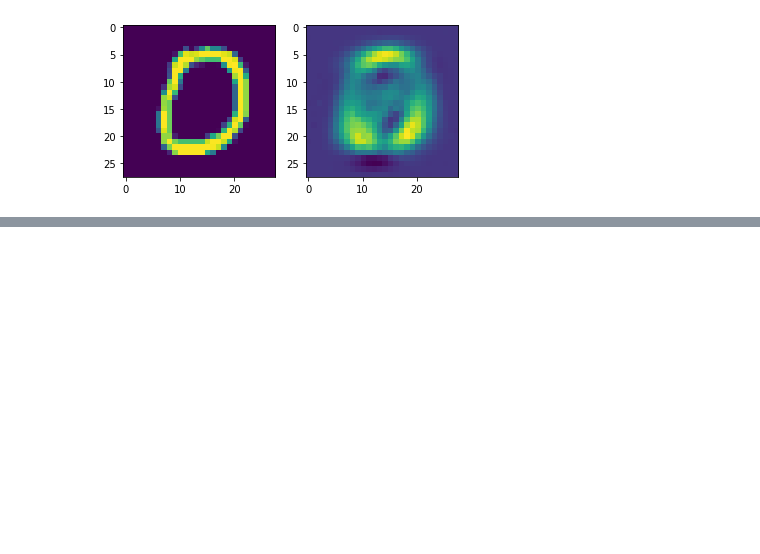
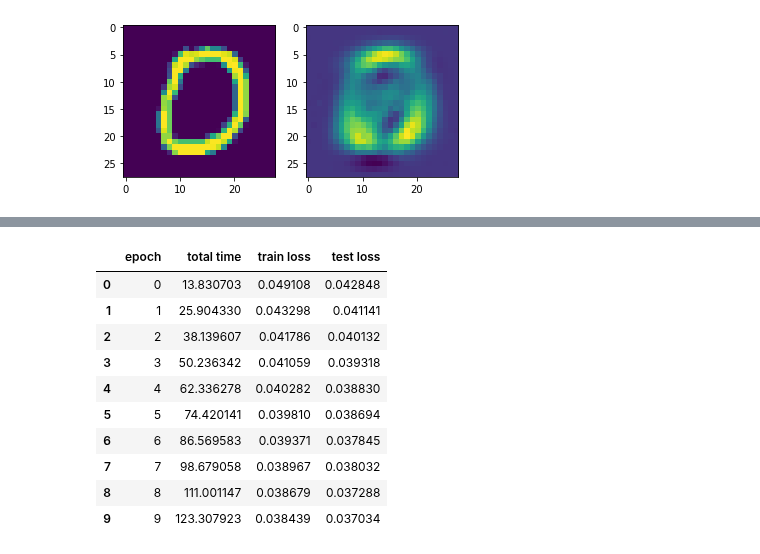
Before and after one commit to andreastgram/DL_Inner_Workings, a Jupyter notebook: Autoencoding_SelfSupervision.ipynb, the cells around one changed output, grey strips where cells are left out. Cells and saved outputs as stored; diff of their text form; code cells hidden in the pictures; blank space fills up the shorter version.

```diff
--- a/Autoencoding_SelfSupervision.ipynb
+++ b/Autoencoding_SelfSupervision.ipynb
@@ -268,0 +292,19 @@ def getLayer(in_size, out_size):
+# %%
+idlmam.train_network(auto_encode_decode,
+                     mse_loss,
+                     train_loader,
+                     test_loader=test_loader,
+                     epochs=10,
+                     device=device)
+# %% [output]
+|  | epoch | total time | train loss | test loss |
+| 0 | 0 | 13.830703 | 0.049108 | 0.042848 |
+| 1 | 1 | 25.904330 | 0.043298 | 0.041141 |
+| 2 | 2 | 38.139607 | 0.041786 | 0.040132 |
+| 3 | 3 | 50.236342 | 0.041059 | 0.039318 |
+| 4 | 4 | 62.336278 | 0.040282 | 0.038830 |
+| 5 | 5 | 74.420141 | 0.039810 | 0.038694 |
+| 6 | 6 | 86.569583 | 0.039371 | 0.037845 |
+| 7 | 7 | 98.679058 | 0.038967 | 0.038032 |
+| 8 | 8 | 111.001147 | 0.038679 | 0.037288 |
+| 9 | 9 | 123.307923 | 0.038439 | 0.037034 |
```
Also changed, not shown: parts of 9 cells of this notebook.
